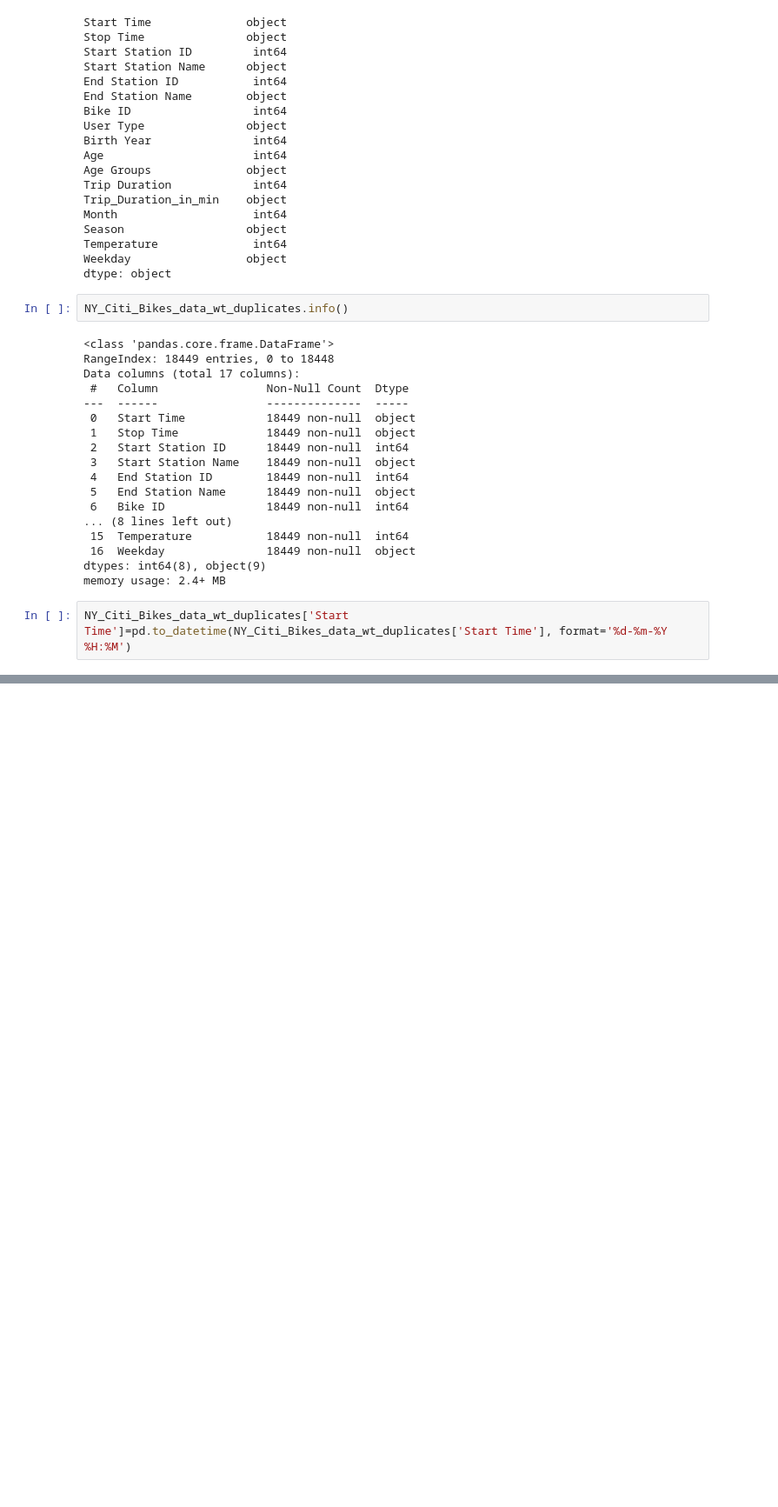
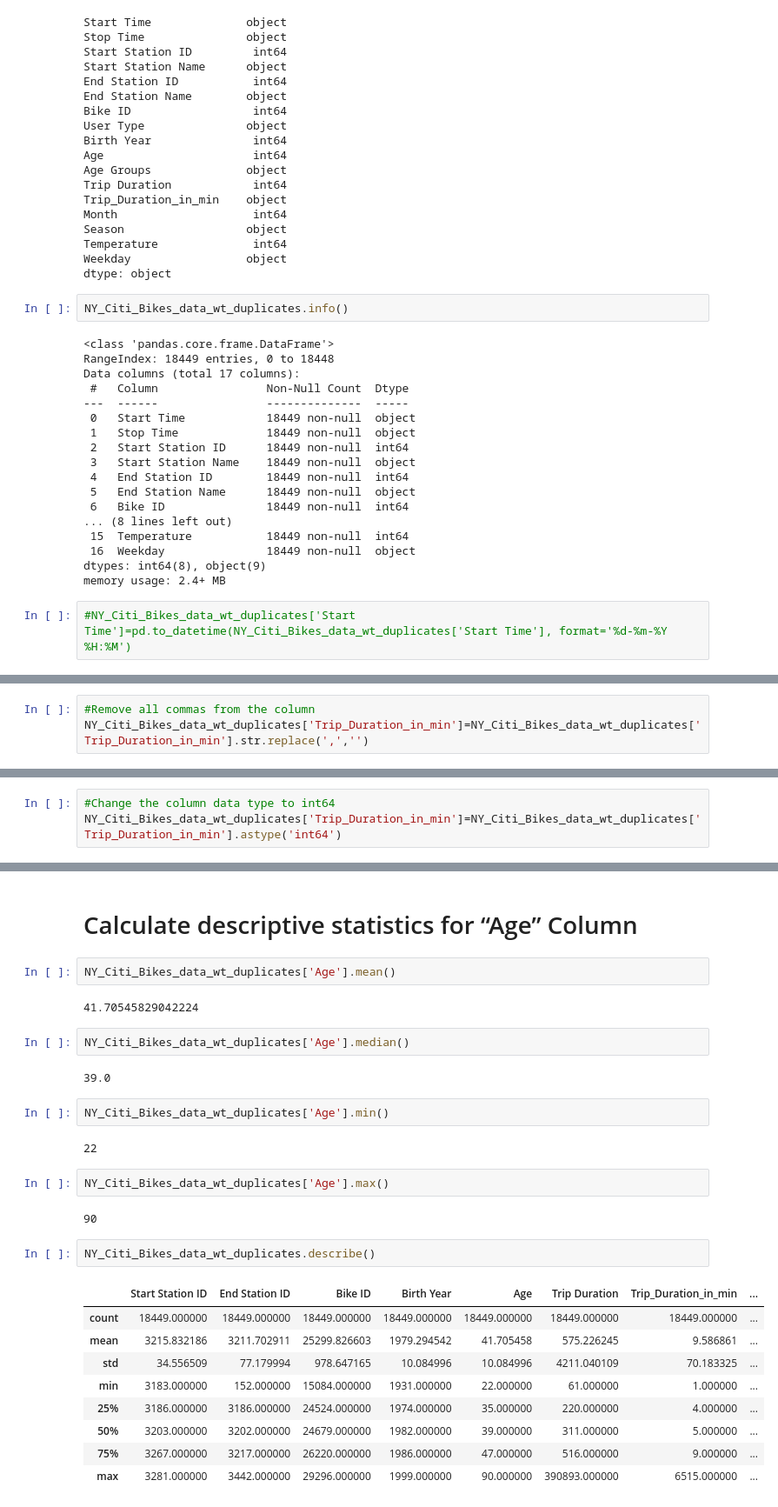
Before and after one commit to kemikupie/PortfolioProjects, a Jupyter notebook: New York Citi Bikes Data Analysis.ipynb, the cells around one changed output, grey strips where cells are left out. Shown at 87% size. Cells and saved outputs as stored; diff of their text form; blank space fills up the shorter version.

```diff
--- a/New York Citi Bikes Data Analysis.ipynb
+++ b/New York Citi Bikes Data Analysis.ipynb
@@ -237,4 +242,4 @@ Data columns (total 17 columns):
 dtypes: int64(8), object(9)
 memory usage: 2.4+ MB
 # %%
-NY_Citi_Bikes_data_wt_duplicates['Start Time']=pd.to_datetime(NY_Citi_Bikes_data_wt_duplicates['Start Time'], format='%d-%m-%Y %H:%M')
+#NY_Citi_Bikes_data_wt_duplicates['Start Time']=pd.to_datetime(NY_Citi_Bikes_data_wt_duplicates['Start Time'], format='%d-%m-%Y %H:%M')
@@ -242,0 +248,3 @@ ValueError: time data '01-01-17 00:38' does not match format '%d-%m-%Y %H:%M' (m
+# %%
+#Remove all commas from the column
+NY_Citi_Bikes_data_wt_duplicates['Trip_Duration_in_min']=NY_Citi_Bikes_data_wt_duplicates['Trip_Duration_in_min'].str.replace(',','')
@@ -242,0 +257,3 @@ ValueError: time data '01-01-17 00:38' does not match format '%d-%m-%Y %H:%M' (m
+# %%
+#Change the column data type to int64
+NY_Citi_Bikes_data_wt_duplicates['Trip_Duration_in_min']=NY_Citi_Bikes_data_wt_duplicates['Trip_Duration_in_min'].astype('int64')
@@ -242,0 +320,30 @@ ValueError: time data '01-01-17 00:38' does not match format '%d-%m-%Y %H:%M' (m
+# %% [markdown]
+# Calculate descriptive statistics for “Age” Column
+# %%
+NY_Citi_Bikes_data_wt_duplicates['Age'].mean()
+# %% [output]
+41.70545829042224
+# %%
+NY_Citi_Bikes_data_wt_duplicates['Age'].median()
+# %% [output]
+39.0
+# %%
+NY_Citi_Bikes_data_wt_duplicates['Age'].min()
+# %% [output]
+22
+# %%
+NY_Citi_Bikes_data_wt_duplicates['Age'].max()
+# %% [output]
+90
+# %%
+NY_Citi_Bikes_data_wt_duplicates.describe()
+# %% [output]
+|  | Start Station ID | End Station ID | Bike ID | Birth Year | Age | Trip Duration | Trip_Duration_in_min | ... |
+| count | 18449.000000 | 18449.000000 | 18449.000000 | 18449.000000 | 18449.000000 | 18449.000000 | 18449.000000 | ... |
+| mean | 3215.832186 | 3211.702911 | 25299.826603 | 1979.294542 | 41.705458 | 575.226245 | 9.586861 | ... |
+| std | 34.556509 | 77.179994 | 978.647165 | 10.084996 | 10.084996 | 4211.040109 | 70.183325 | ... |
+| min | 3183.000000 | 152.000000 | 15084.000000 | 1931.000000 | 22.000000 | 61.000000 | 1.000000 | ... |
+| 25% | 3186.000000 | 3186.000000 | 24524.000000 | 1974.000000 | 35.000000 | 220.000000 | 4.000000 | ... |
+| 50% | 3203.000000 | 3202.000000 | 24679.000000 | 1982.000000 | 39.000000 | 311.000000 | 5.000000 | ... |
+| 75% | 3267.000000 | 3217.000000 | 26220.000000 | 1986.000000 | 47.000000 | 516.000000 | 9.000000 | ... |
+| max | 3281.000000 | 3442.000000 | 29296.000000 | 1999.000000 | 90.000000 | 390893.000000 | 6515.000000 | ... |
```
Also changed, not shown: parts of 12 cells of this notebook, 1 other file.
